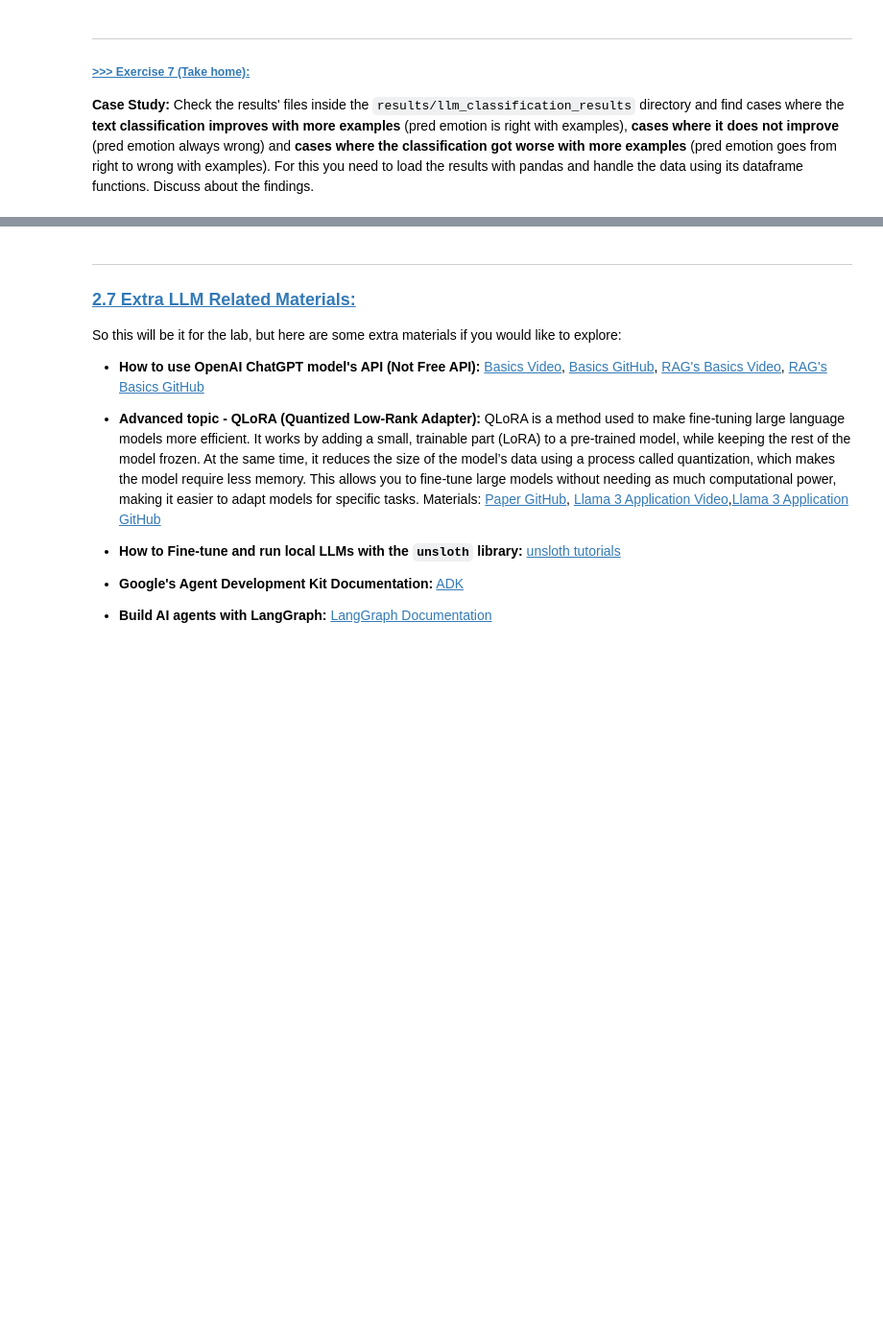
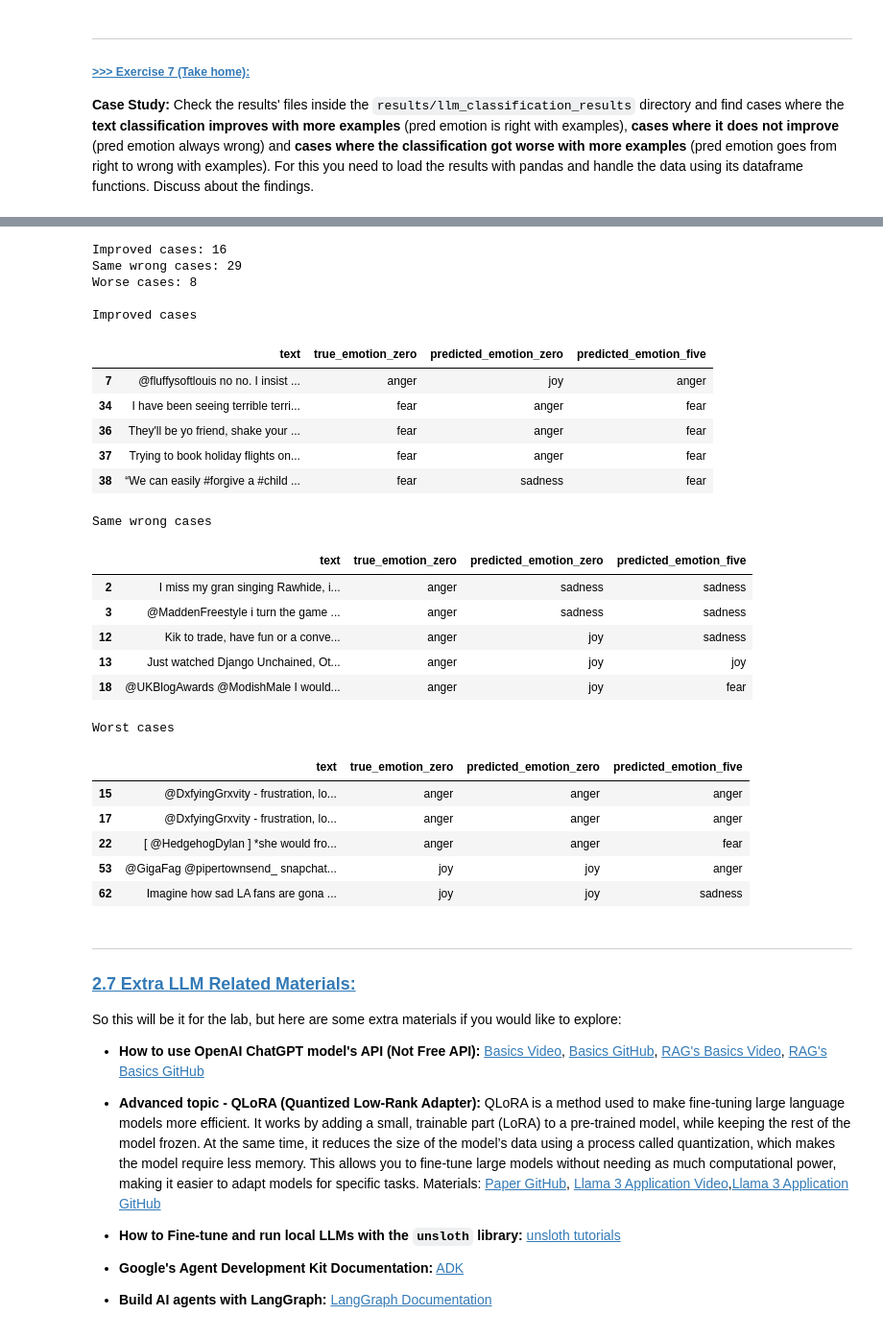
Before and after one commit to Magui4321/DM2025-Lab2-Exercise, a Jupyter notebook: DM2025-Lab2-Master-Phase_2_Main.ipynb, the cells around one changed output, grey strips where cells are left out. Shown: that part at 96% size. Cells and saved outputs as stored; diff of their text form; code cells hidden in the pictures; blank space fills up the shorter version.

```diff
--- a/DM2025-Lab2-Master-Phase_2_Main.ipynb
+++ b/DM2025-Lab2-Master-Phase_2_Main.ipynb
@@ -1625,3 +1741,73 @@ Compare and discuss the overall results of the zero-shot, 1-shot and 5-shot clas
+# %%
+# Answer here
+import pandas as pd
+
+# Read result files
+zero_df = pd.read_csv("./results/llm_classification_results/results_samples_20_shots_0.csv")
+one_df  = pd.read_csv("./results/llm_classification_results/results_samples_20_shots_1.csv")
+five_df = pd.read_csv("./results/llm_classification_results/results_samples_20_shots_5.csv")
+
+# result files based on column
+merged = zero_df.merge(one_df, on="text", suffixes=("_zero", "_one"))
+merged = merged.merge(five_df, on="text")
+merged = merged.rename(columns={"true_emotion": "true_emotion_five", "predicted_emotion": "predicted_emotion_five"})
+
+# got better
+better = merged[
+    (merged["predicted_emotion_zero"] != merged["true_emotion_zero"]) &
+    (merged["predicted_emotion_five"] == merged["true_emotion_five"])
+]
+
+same = merged[
+    (merged["predicted_emotion_zero"] != merged["true_emotion_zero"]) &
+    (merged["predicted_emotion_one"]  != merged["true_emotion_one"]) &
+    (merged["predicted_emotion_five"] != merged["true_emotion_five"])
+]
+
+worse = merged[
+    (merged["predicted_emotion_zero"] == merged["true_emotion_zero"]) &
+    (merged["predicted_emotion_five"] != merged["true_emotion_five"])
+]
+
+print(f"Improved cases: {len(better)}")
+print(f"Same wrong cases: {len(same)}")
+print(f"Worse cases: {len(worse)}")
+
+
+print("\nImproved cases")
+display(better[['text', 'true_emotion_zero', 'predicted_emotion_zero', 'predicted_emotion_five']].head())
+
+print("\nSame wrong cases")
+display(same[['text', 'true_emotion_zero', 'predicted_emotion_zero', 'predicted_emotion_five']].head())
+
+print("\nWorst cases")
+display(worse[['text', 'true_emotion_zero', 'predicted_emotion_zero', 'predicted_emotion_five']].head())
+# %% [output]
+Improved cases: 16
+Same wrong cases: 29
+Worse cases: 8
+
+Improved cases
+|  | text | true_emotion_zero | predicted_emotion_zero | predicted_emotion_five |
+| 7 | @fluffysoftlouis no no. I insist ... | anger | joy | anger |
+| 34 | I have been seeing terrible terri... | fear | anger | fear |
+| 36 | They'll be yo friend, shake your ... | fear | anger | fear |
+| 37 | Trying to book holiday flights on... | fear | anger | fear |
+| 38 | “We can easily #forgive a #child ... | fear | sadness | fear |
+Same wrong cases
+|  | text | true_emotion_zero | predicted_emotion_zero | predicted_emotion_five |
+| 2 | I miss my gran singing Rawhide, i... | anger | sadness | sadness |
+| 3 | @MaddenFreestyle i turn the game ... | anger | sadness | sadness |
+| 12 | Kik to trade, have fun or a conve... | anger | joy | sadness |
+| 13 | Just watched Django Unchained, Ot... | anger | joy | joy |
+| 18 | @UKBlogAwards @ModishMale I would... | anger | joy | fear |
+Worst cases
+|  | text | true_emotion_zero | predicted_emotion_zero | predicted_emotion_five |
+| 15 | @DxfyingGrxvity - frustration, lo... | anger | anger | anger |
+| 17 | @DxfyingGrxvity - frustration, lo... | anger | anger | anger |
+| 22 | [ @HedgehogDylan ] *she would fro... | anger | anger | fear |
+| 53 | @GigaFag @pipertownsend_ snapchat... | joy | joy | anger |
+| 62 | Imagine how sad LA fans are gona ... | joy | joy | sadness |
 # %% [markdown]
 ---
 ### <a id='toc1_5_11_'></a>[**2.7 Extra LLM Related Materials:**](#toc0_)
```
Also changed, not shown: parts of 19 cells of this notebook, 6 other files.
